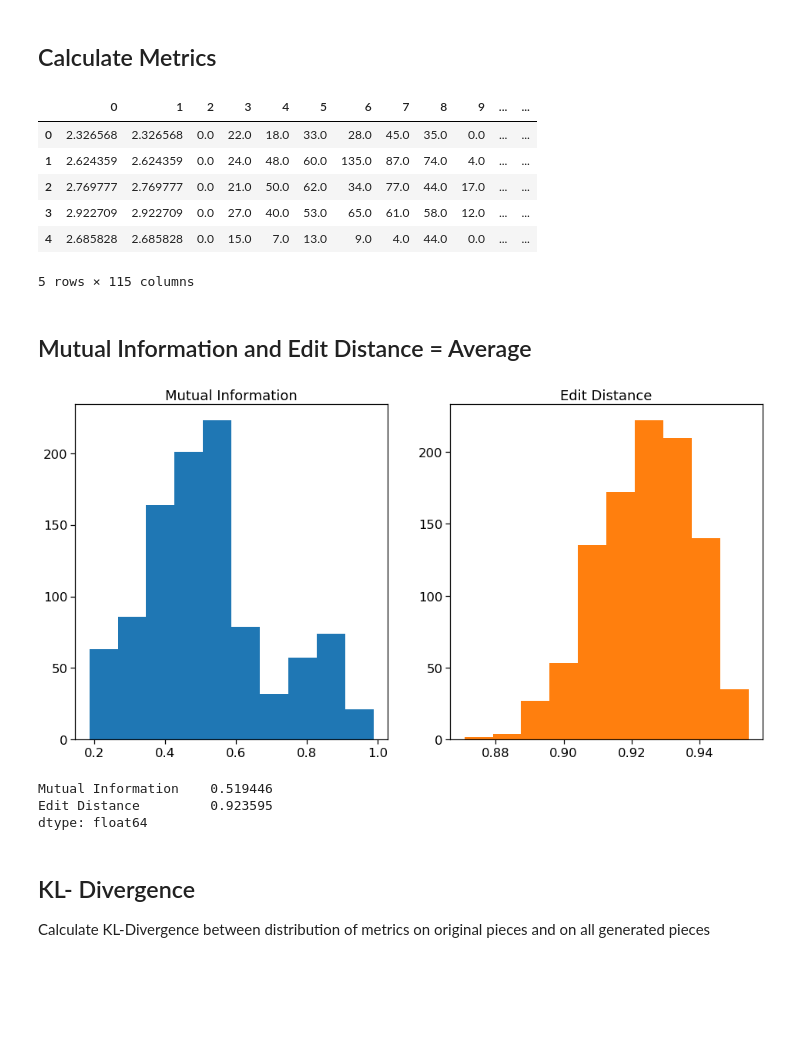
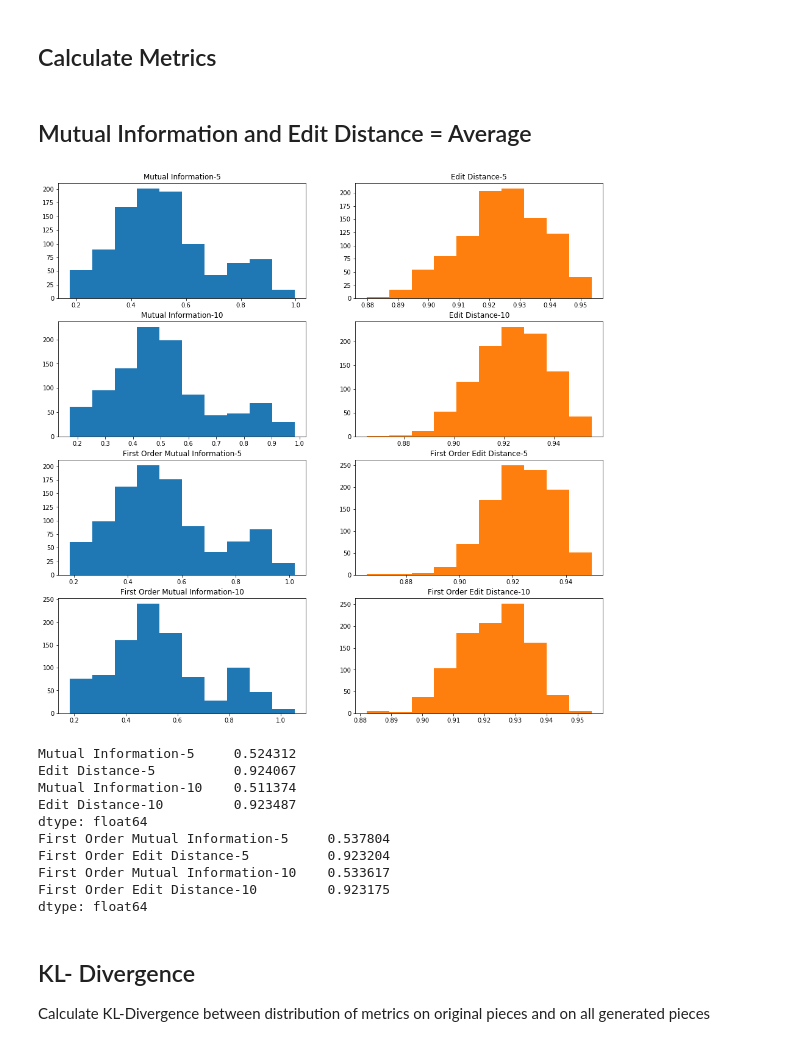
Before and after one commit to aky4wn/Music_Composition-Independent_Study, a Jupyter notebook: Code/Multiple_Sequences/metrics-generation.ipynb, the cells around one changed output. Cells and saved outputs as stored; diff of their text form; code cells hidden in the pictures; blank space fills up the shorter version.

```diff
--- a/Code/Multiple_Sequences/metrics-generation.ipynb
+++ b/Code/Multiple_Sequences/metrics-generation.ipynb
@@ -598,10 +753,0 @@ orig = pd.read_csv("metrics/multiple_sequences-training-20.csv", header = None)
-# %%
-orig.head()
-# %% [output]
-|  | 0 | 1 | 2 | 3 | 4 | 5 | 6 | 7 | 8 | 9 | ... | ... |
-| 0 | 2.326568 | 2.326568 | 0.0 | 22.0 | 18.0 | 33.0 | 28.0 | 45.0 | 35.0 | 0.0 | ... | ... |
-| 1 | 2.624359 | 2.624359 | 0.0 | 24.0 | 48.0 | 60.0 | 135.0 | 87.0 | 74.0 | 4.0 | ... | ... |
-| 2 | 2.769777 | 2.769777 | 0.0 | 21.0 | 50.0 | 62.0 | 34.0 | 77.0 | 44.0 | 17.0 | ... | ... |
-| 3 | 2.922709 | 2.922709 | 0.0 | 27.0 | 40.0 | 53.0 | 65.0 | 61.0 | 58.0 | 12.0 | ... | ... |
-| 4 | 2.685828 | 2.685828 | 0.0 | 15.0 | 7.0 | 13.0 | 9.0 | 4.0 | 44.0 | 0.0 | ... | ... |
-5 rows × 115 columns
@@ -608,24 +758,56 @@ orig.head()
 # %% [markdown]
 ## Mutual Information and Edit Distance = Average
-# %%
-plt.figure(figsize = (16,8))
-plt.subplot(1,2,1)
-plt.hist(metrics.iloc[:, 1])
-plt.title("Mutual Information")
-plt.subplot(1,2,2)
-plt.hist(metrics.iloc[:, 2], color = "C1")
-plt.title("Edit Distance")
-pass
-# %% [output]
-[figure, removed]
-# %%
-info_results = metrics.iloc[:, [1,2]].mean(axis = 0)
-info_results.index = ['Mutual Information', "Edit Distance"]
-info_results
-# %% [output]
-Mutual Information    0.519446
-Edit Distance         0.923595
-dtype: float64
+# %%
+plt.figure(figsize = (16,16))
+plt.subplot(4,2,1)
+plt.hist(metrics5.iloc[:, 1])
+plt.title("Mutual Information-5")
+plt.subplot(4,2,2)
+plt.hist(metrics5.iloc[:, 2], color = "C1")
+plt.title("Edit Distance-5")
+plt.subplot(4,2,3)
+plt.hist(metrics10.iloc[:, 1])
+plt.title("Mutual Information-10")
+plt.subplot(4,2,4)
+plt.hist(metrics10.iloc[:, 2], color = "C1")
+plt.title("Edit Distance-10")
+plt.subplot(4,2,5)
+plt.hist(fmetrics5.iloc[:, 1])
+plt.title("First Order Mutual Information-5")
+plt.subplot(4,2,6)
+plt.hist(fmetrics5.iloc[:, 2], color = "C1")
+plt.title("First Order Edit Distance-5")
+plt.subplot(4,2,7)
+plt.hist(fmetrics10.iloc[:, 1])
+plt.title("First Order Mutual Information-10")
+plt.subplot(4,2,8)
+plt.hist(fmetrics10.iloc[:, 2], color = "C1")
+plt.title("First Order Edit Distance-10")
+pass
+# %% [output]
+[figure, added]
+# %%
+info_results5 = metrics5.iloc[:, [1,2]].mean(axis = 0)
+info_results5.index = ['Mutual Information-5', "Edit Distance-5"]
+info_results10 = metrics10.iloc[:, [1,2]].mean(axis = 0)
+info_results10.index = ['Mutual Information-10', "Edit Distance-10"]
+info_results5f = fmetrics5.iloc[:, [1,2]].mean(axis = 0)
+info_results5f.index = ['First Order Mutual Information-5', "First Order Edit Distance-5"]
+info_results10f = fmetrics10.iloc[:, [1,2]].mean(axis = 0)
+info_results10f.index = ['First Order Mutual Information-10', "First Order Edit Distance-10"]
+print(info_results5.append(info_results10))
+print(info_results5f.append(info_results10f))
+# %% [output]
+Mutual Information-5     0.524312
+Edit Distance-5          0.924067
+Mutual Information-10    0.511374
+Edit Distance-10         0.923487
+dtype: float64
+First Order Mutual Information-5     0.537804
+First Order Edit Distance-5          0.923204
+First Order Mutual Information-10    0.533617
+First Order Edit Distance-10         0.923175
+dtype: float64
 # %% [markdown]
 ## KL- Divergence
 
```
Also changed, not shown: parts of 34 cells of this notebook, 3 other files.
